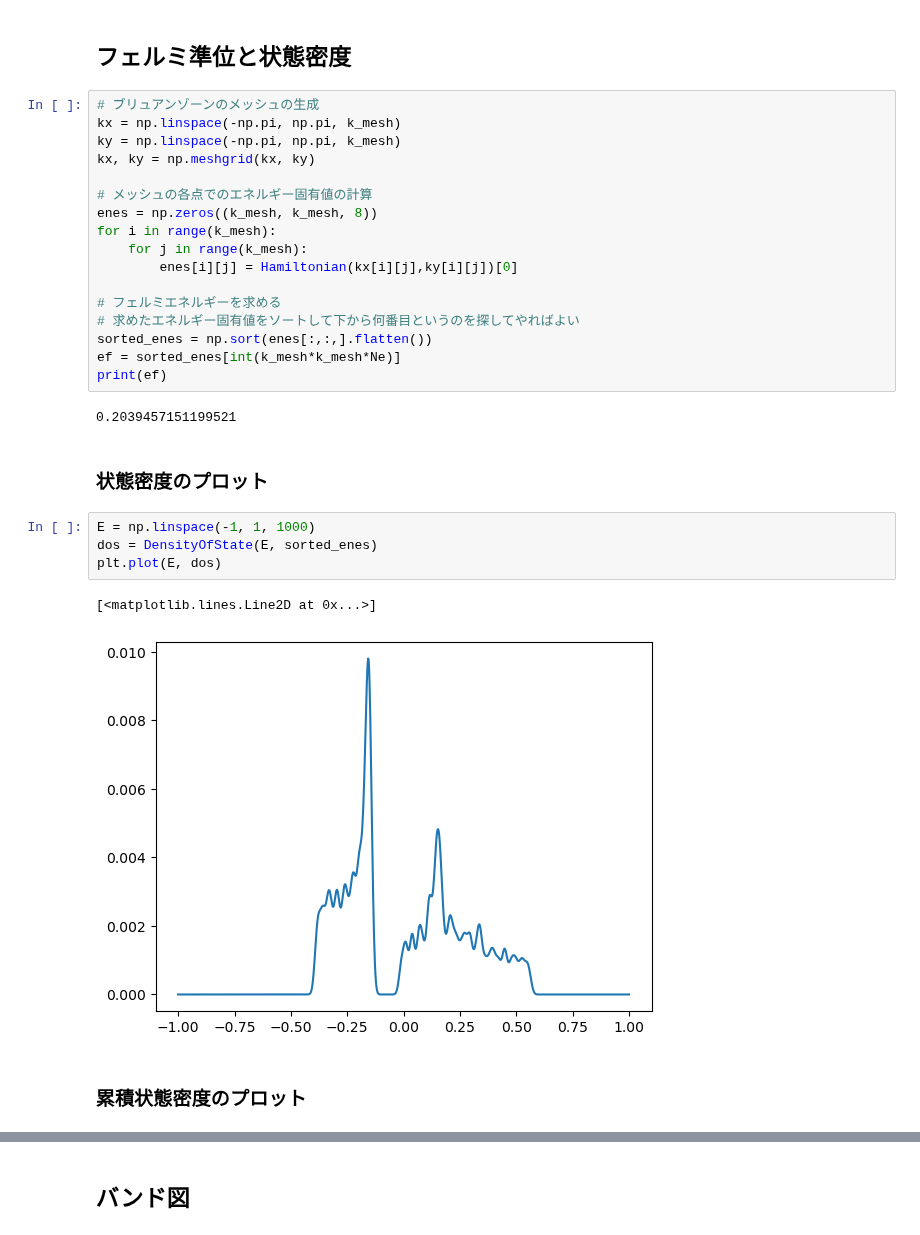
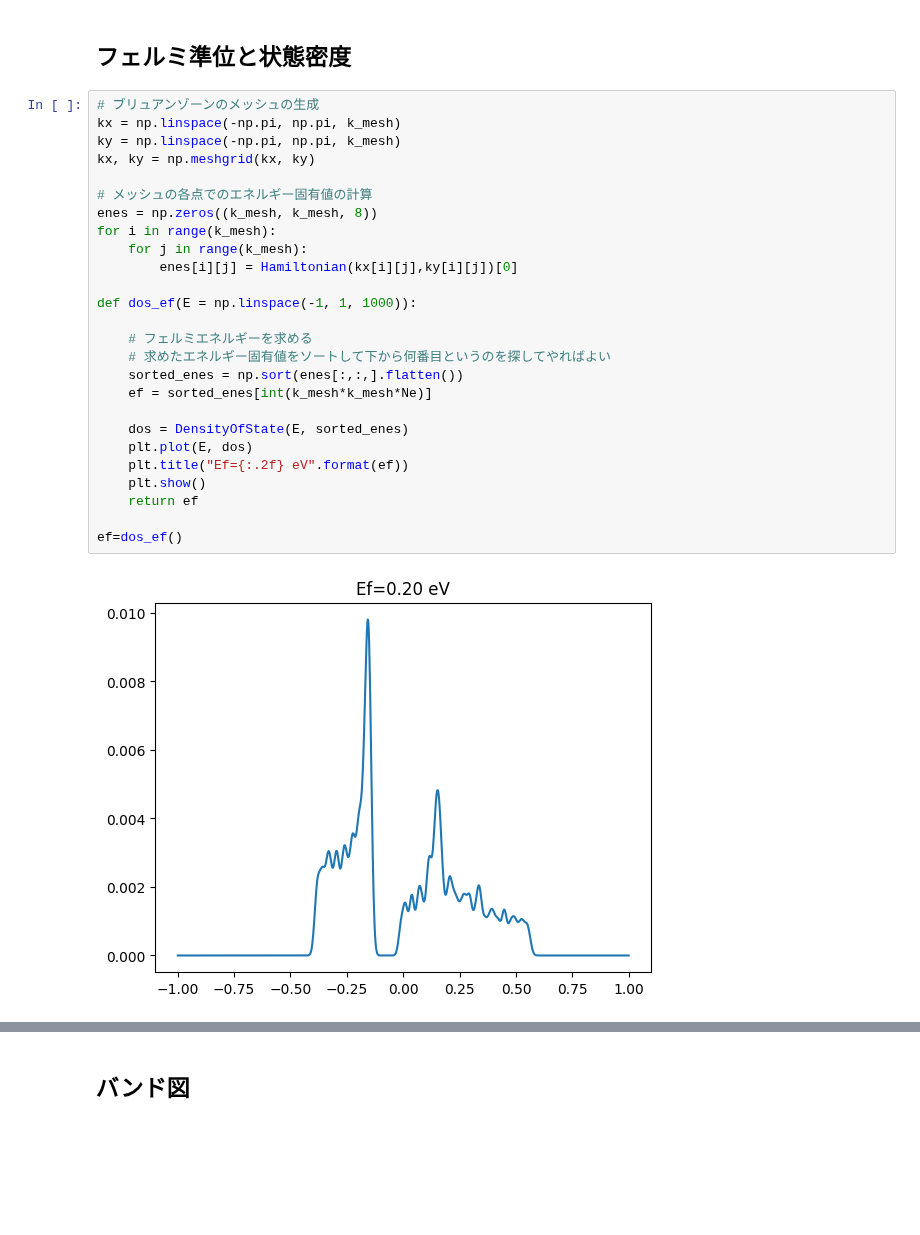
Before and after one commit to xiang-gong3944/----, a Jupyter notebook: 2024_09_25_AlterMagnet1/kappaET2_band_py.ipynb, the cells around one changed output, grey strips where cells are left out. Drawn from its saved outputs; the diff is of its cells as text; blank space fills up the shorter version.

```diff
--- a/2024_09_25_AlterMagnet1/kappaET2_band_py.ipynb
+++ b/2024_09_25_AlterMagnet1/kappaET2_band_py.ipynb
@@ -374,30 +430,28 @@ k_mesh  = 20        # 状態密度を求めるときのメッシュ数 つまり
 # %%
 # ブリュアンゾーンのメッシュの生成
 kx = np.linspace(-np.pi, np.pi, k_mesh)
 ky = np.linspace(-np.pi, np.pi, k_mesh)
 kx, ky = np.meshgrid(kx, ky)
 
 # メッシュの各点でのエネルギー固有値の計算
 enes = np.zeros((k_mesh, k_mesh, 8))
 for i in range(k_mesh):
     for j in range(k_mesh):
         enes[i][j] = Hamiltonian(kx[i][j],ky[i][j])[0]
 
-# フェルミエネルギーを求める
-# 求めたエネルギー固有値をソートして下から何番目というのを探してやればよい
-sorted_enes = np.sort(enes[:,:,].flatten())
-ef = sorted_enes[int(k_mesh*k_mesh*Ne)]
-print(ef)
+def dos_ef(E = np.linspace(-1, 1, 1000)):
+
+    # フェルミエネルギーを求める
+    # 求めたエネルギー固有値をソートして下から何番目というのを探してやればよい
+    sorted_enes = np.sort(enes[:,:,].flatten())
+    ef = sorted_enes[int(k_mesh*k_mesh*Ne)]
+
+    dos = DensityOfState(E, sorted_enes)
+    plt.plot(E, dos)
+    plt.title("Ef={:.2f} eV".format(ef))
+    plt.show()
+    return ef
+
+ef=dos_ef()
 # %% [output]
-0.2039457151199521
+[figure, added]
-# %% [markdown]
-### 状態密度のプロット
-# %%
-E = np.linspace(-1, 1, 1000)
-dos = DensityOfState(E, sorted_enes)
-plt.plot(E, dos)
-# %% [output]
-[<matplotlib.lines.Line2D at 0x...>]
-[figure, removed]
-# %% [markdown]
-### 累積状態密度のプロット
```
Also changed, not shown: parts of 23 cells of this notebook, 10 other files.
